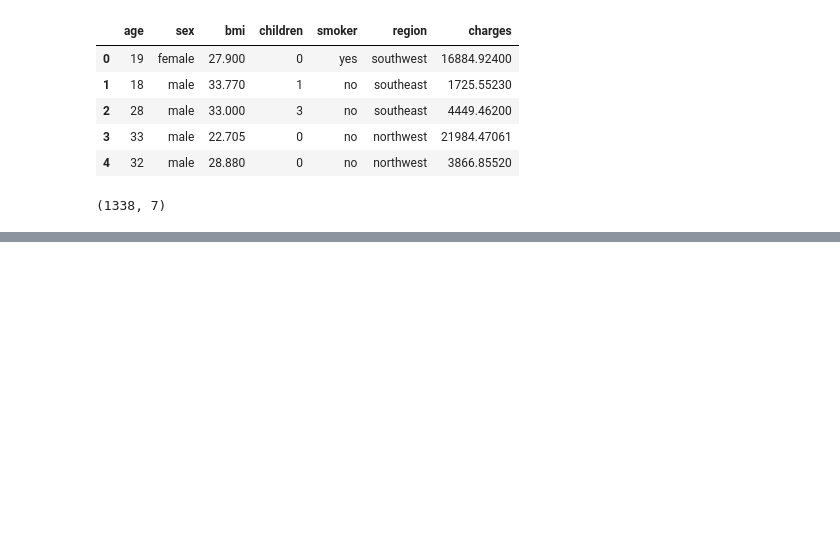
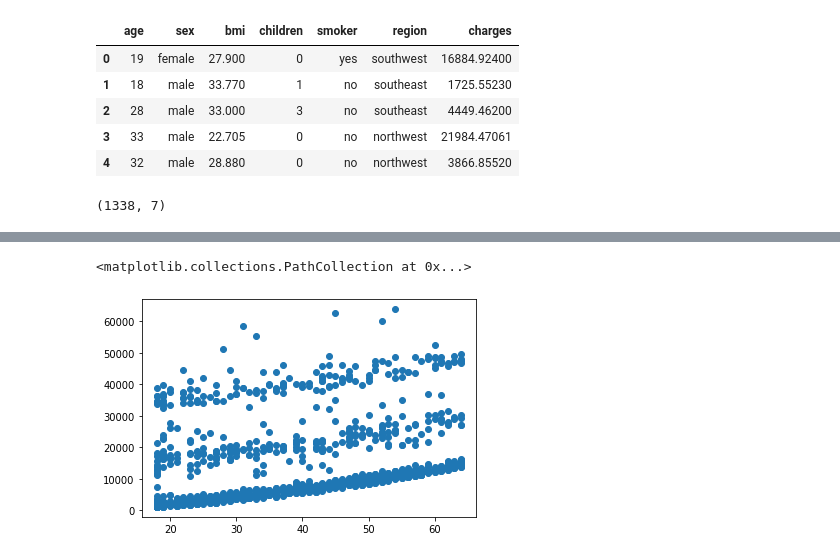
Before and after one commit to sbsreyes/Insurance_Cost_Machine-Learning, a Jupyter notebook: Insurance cost prediction.ipynb, the cells around one changed output, grey strips where cells are left out. Cells and saved outputs as stored; diff of their text form; code cells hidden in the pictures; blank space fills up the shorter version.

```diff
--- a/Insurance cost prediction.ipynb
+++ b/Insurance cost prediction.ipynb
@@ -28,0 +84,8 @@ df.shape
+# %%
+dfdm = pd.get_dummies(df['region'], prefix = 'region')
+# %%
+dfdm = dfdm.drop(['region_southwest'], axis = 1)
+# %%
+df = df.join(dfdm)
+# %%
+df = df.drop(['region'], axis = 1)
@@ -28,0 +108,7 @@ df.shape
+# %%
+%matplotlib inline
+
+plt.scatter(df['age'], df['charges'])
+# %% [output]
+<matplotlib.collections.PathCollection at 0x...>
+[figure, added]
```
Also changed, not shown: parts of 24 cells of this notebook.
